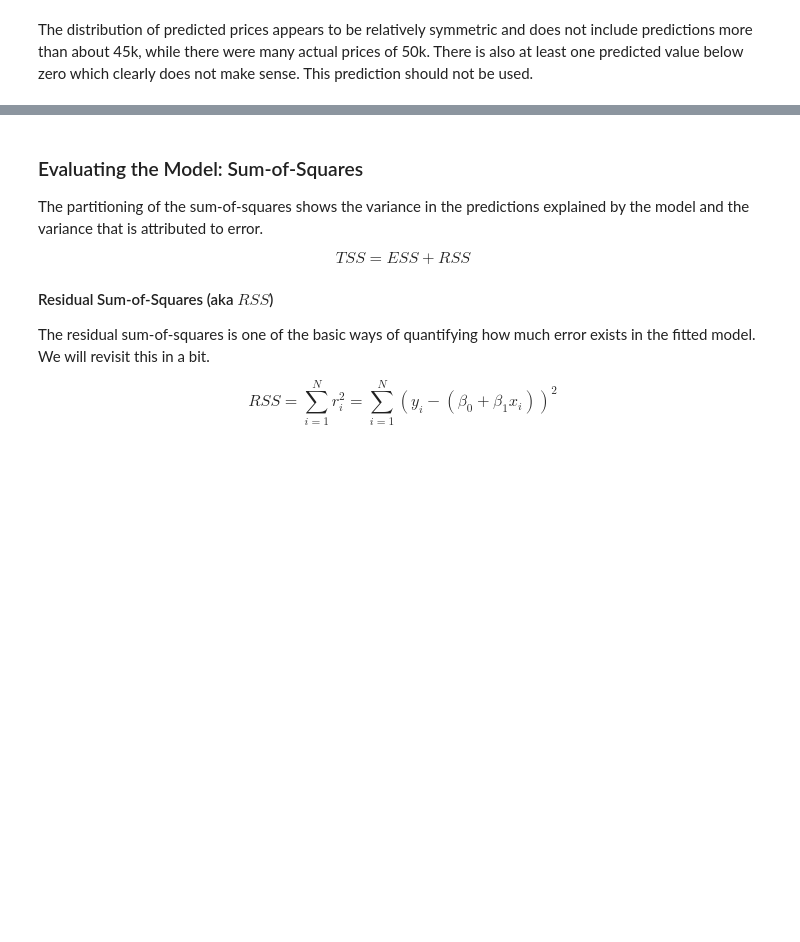
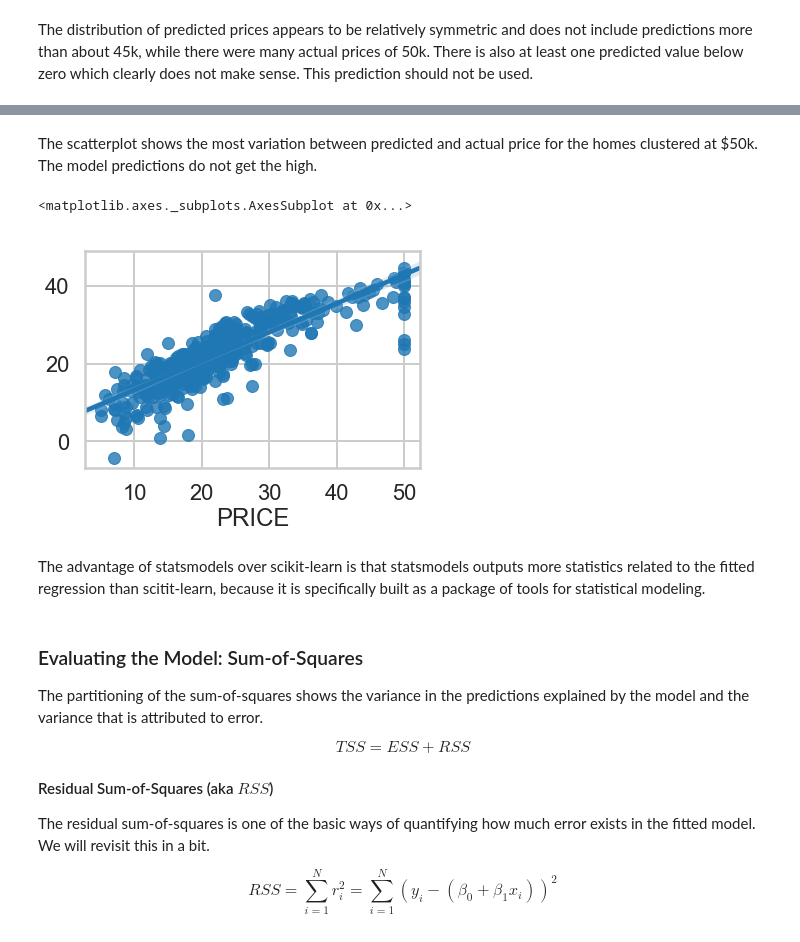
Before and after one commit to andrewdkrog/Projects, a Jupyter notebook: Boston_Housing/linear_regression/Mini_Project_Linear_Regression.ipynb, the cells around one changed output, grey strips where cells are left out. Cells and saved outputs as stored; diff of their text form; code cells hidden in the pictures; blank space fills up the shorter version.

```diff
--- a/Boston_Housing/linear_regression/Mini_Project_Linear_Regression.ipynb
+++ b/Boston_Housing/linear_regression/Mini_Project_Linear_Regression.ipynb
@@ -572,3 +572,12 @@ plt.show()
+# %% [markdown]
+The scatterplot shows the most variation between predicted and actual price for the homes clustered at $50k. The model predictions do not get the high.
+# %%
+sns.regplot(y=pred, x=bos.PRICE, fit_reg = True)
+# %% [output]
+<matplotlib.axes._subplots.AxesSubplot at 0x...>
+[figure, added]
+# %% [markdown]
+The advantage of statsmodels over scikit-learn is that statsmodels outputs more statistics related to the fitted regression than scitit-learn, because it is specifically built as a package of tools for statistical modeling.
 # %% [markdown]
 ### Evaluating the Model: Sum-of-Squares
 
```
Also changed, not shown: parts of 27 cells of this notebook.
